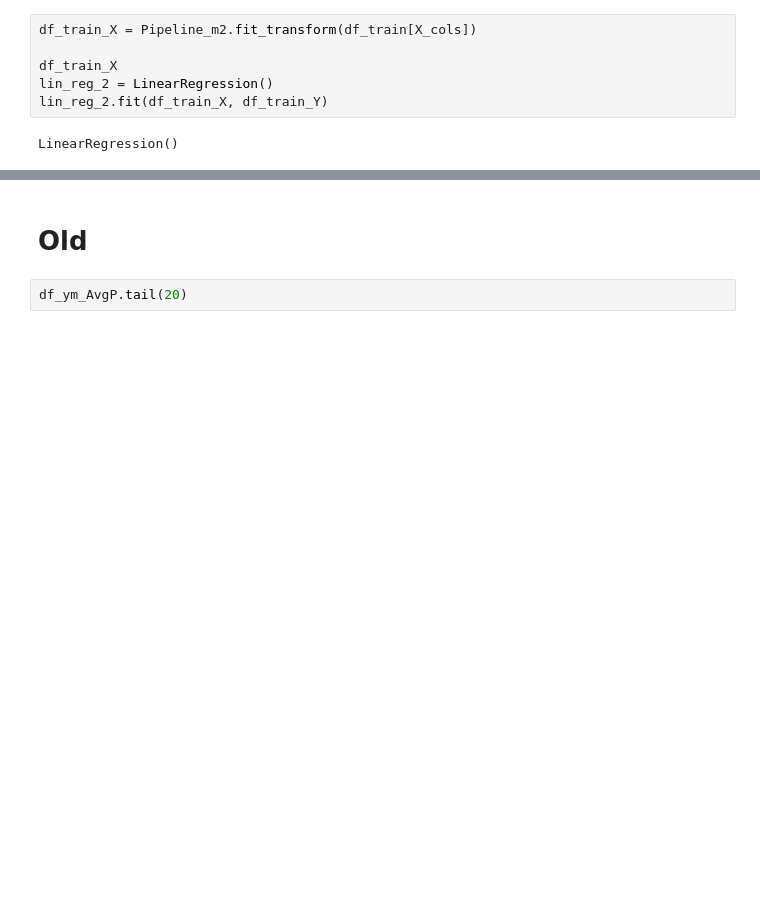
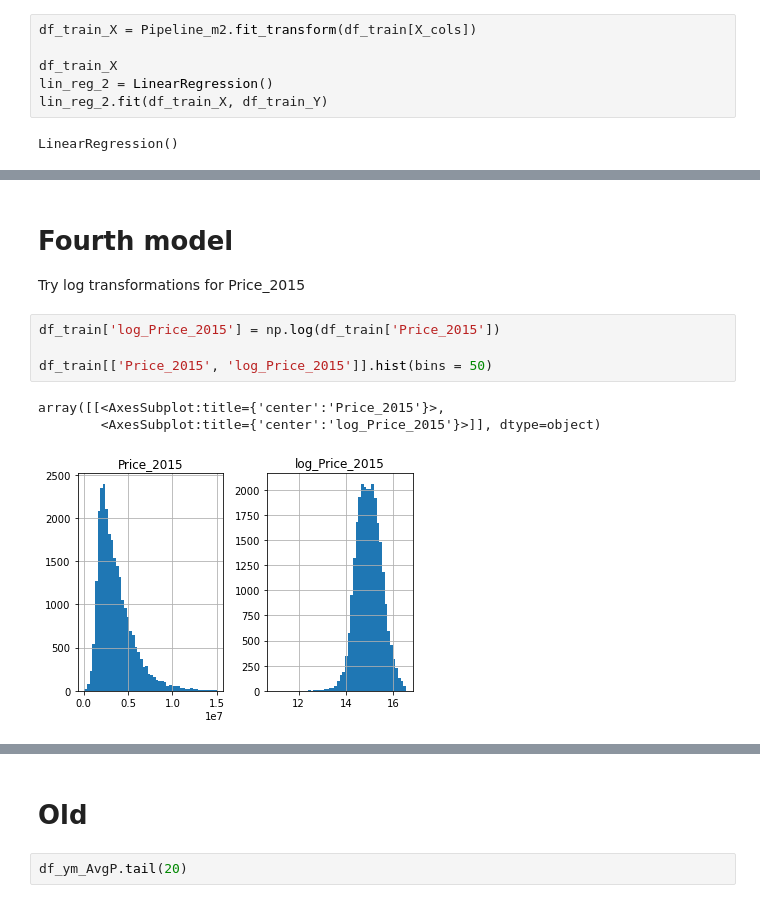
Before and after one commit to MartinJHallberg/BoligaData, a Jupyter notebook: BoligaAnalysis.ipynb, the cells around one changed output, grey strips where cells are left out. Drawn from its saved outputs; the diff is of its cells as text; blank space fills up the shorter version.

```diff
--- a/BoligaAnalysis.ipynb
+++ b/BoligaAnalysis.ipynb
@@ -481,0 +587,11 @@ print(lin_rmse)
+# %% [markdown]
+# Fourth model
+Try log transformations for Price_2015
+# %%
+df_train['log_Price_2015'] = np.log(df_train['Price_2015'])
+
+df_train[['Price_2015', 'log_Price_2015']].hist(bins = 50)
+# %% [output]
+array([[<AxesSubplot:title={'center':'Price_2015'}>,
+        <AxesSubplot:title={'center':'log_Price_2015'}>]], dtype=object)
+[figure, added]
```
Also changed, not shown: parts of 30 cells of this notebook, 2 other files.
